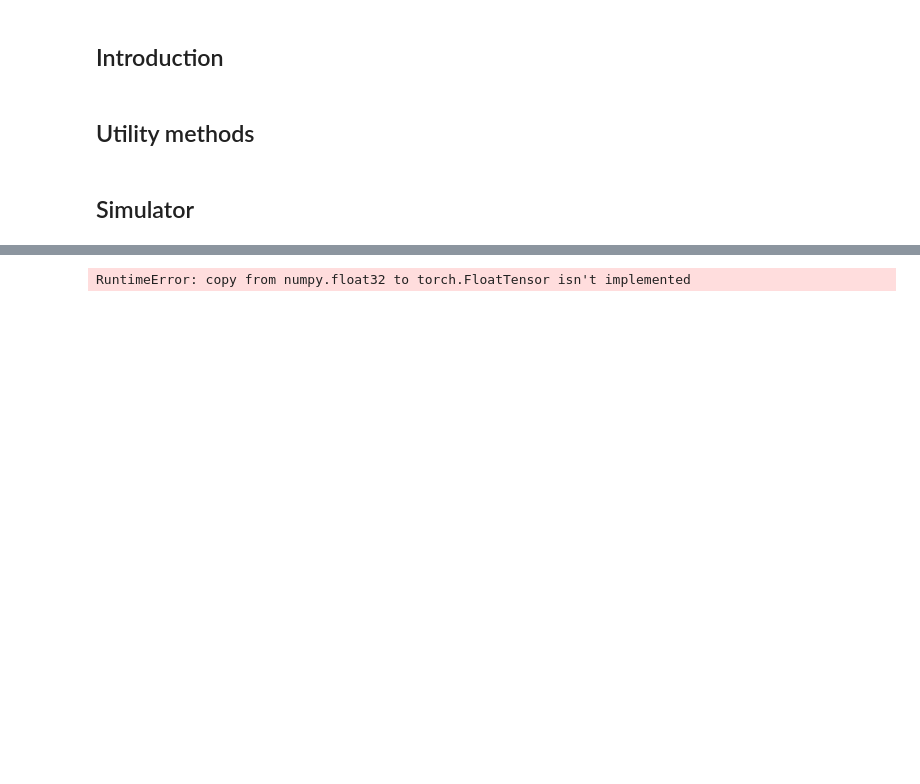
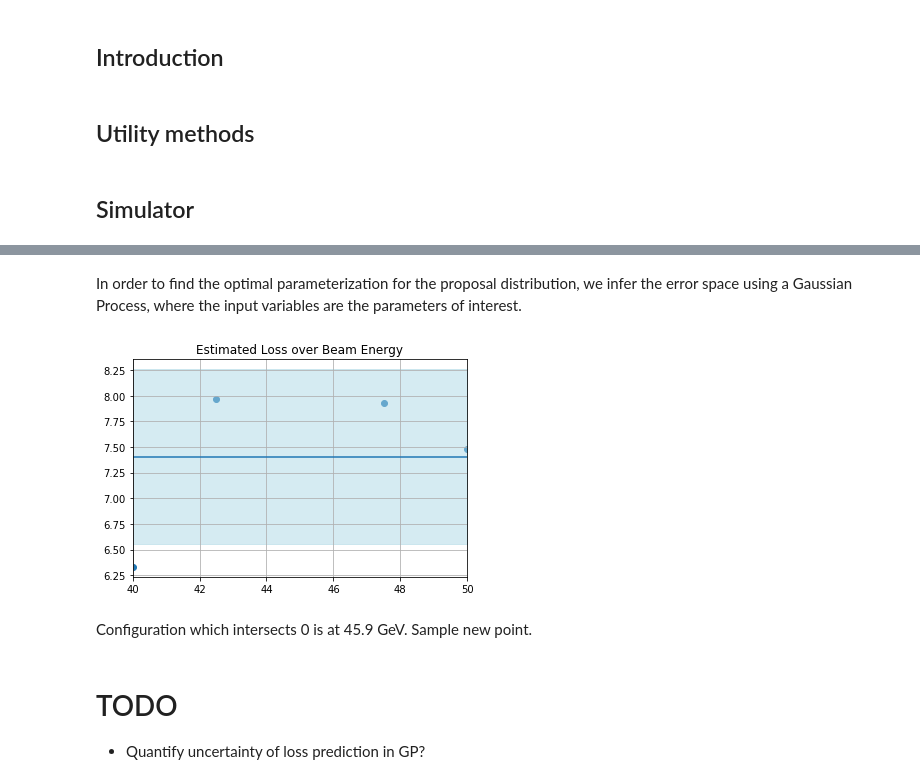
Before and after one commit to JoeriHermans/deep-learning-scripts, a Jupyter notebook: scripts/adverserial-baysian-optimization/abo.ipynb, the cells around one changed output, grey strips where cells are left out. Cells and saved outputs as stored; diff of their text form; code cells hidden in the pictures; blank space fills up the shorter version.

```diff
--- a/scripts/adverserial-baysian-optimization/abo.ipynb
+++ b/scripts/adverserial-baysian-optimization/abo.ipynb
@@ -212,10 +246,6 @@ In order to find the parameterizations which fit the true experimental observati
 # %%
 # Initialize the proposal distribution.
 proposal = {
-    'mu': [41., .7],   # Mean of the proposal distribution.
-    'sigma': [1., 1.]  # Uncertainty of the proposal distribution.
+    'mu': torch.FloatTensor([40., .9]),   # Mean of the proposal distribution.
+    'sigma': torch.FloatTensor([.1, .1])  # Uncertainty of the proposal distribution.
 }
-# %%
-fit(proposal, real_data)
-# %% [output]
-RuntimeError: copy from numpy.float32 to torch.FloatTensor isn't implemented
@@ -264,0 +307,2 @@ def fit_critic(proposal, p_r, critic, optimizer, num_critic_iterations=50000, ba
+# %% [markdown]
+In order to find the optimal parameterization for the proposal distribution, we infer the error space using a Gaussian Process, where the input variables are the parameters of interest.
@@ -264,0 +314,30 @@ def fit_critic(proposal, p_r, critic, optimizer, num_critic_iterations=50000, ba
+# %%
+X_ = np.array(X)[:, np.newaxis]
+Y_ = np.array(Y)[:, np.newaxis]
+# %%
+kernel = ConstantKernel() + Matern(length_scale=2, nu=3/2) + WhiteKernel(noise_level=1)
+
+gp = gaussian_process.GaussianProcessRegressor(kernel=kernel)
+gp.fit(X_, Y_)
+
+x = np.linspace(40, 50).reshape(-1,1)
+y, s = gp.predict(x, return_std=True)
+
+x = x.flatten()
+y = y.flatten()
+s = s.flatten()
+
+y_min = y - s
+y_max = y + s
+
+plt.title("Estimated Loss over Beam Energy")
+plt.plot(x, y)
+plt.scatter(X, Y)
+plt.fill_between(x, y_min, y_max, color='lightblue', alpha='0.5')
+plt.xlim([40, 50])
+plt.grid(True)
+plt.show()
+# %% [output]
+[figure, added]
+# %% [markdown]
+Configuration which intersects 0 is at 45.9 GeV. Sample new point.
@@ -264,0 +351,4 @@ def fit_critic(proposal, p_r, critic, optimizer, num_critic_iterations=50000, ba
+# %% [markdown]
+# TODO
+
+- Quantify uncertainty of loss prediction in GP?
```
Also changed, not shown: parts of 10 cells of this notebook.
